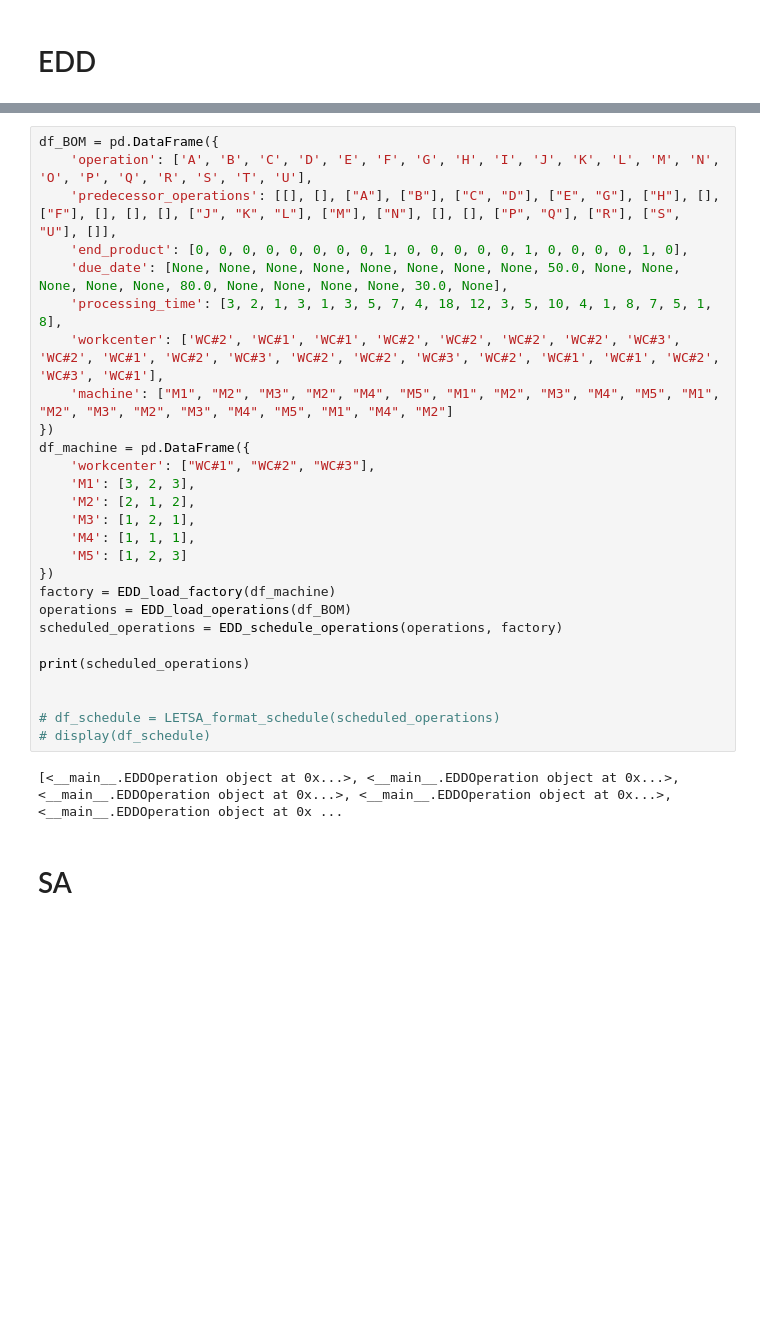
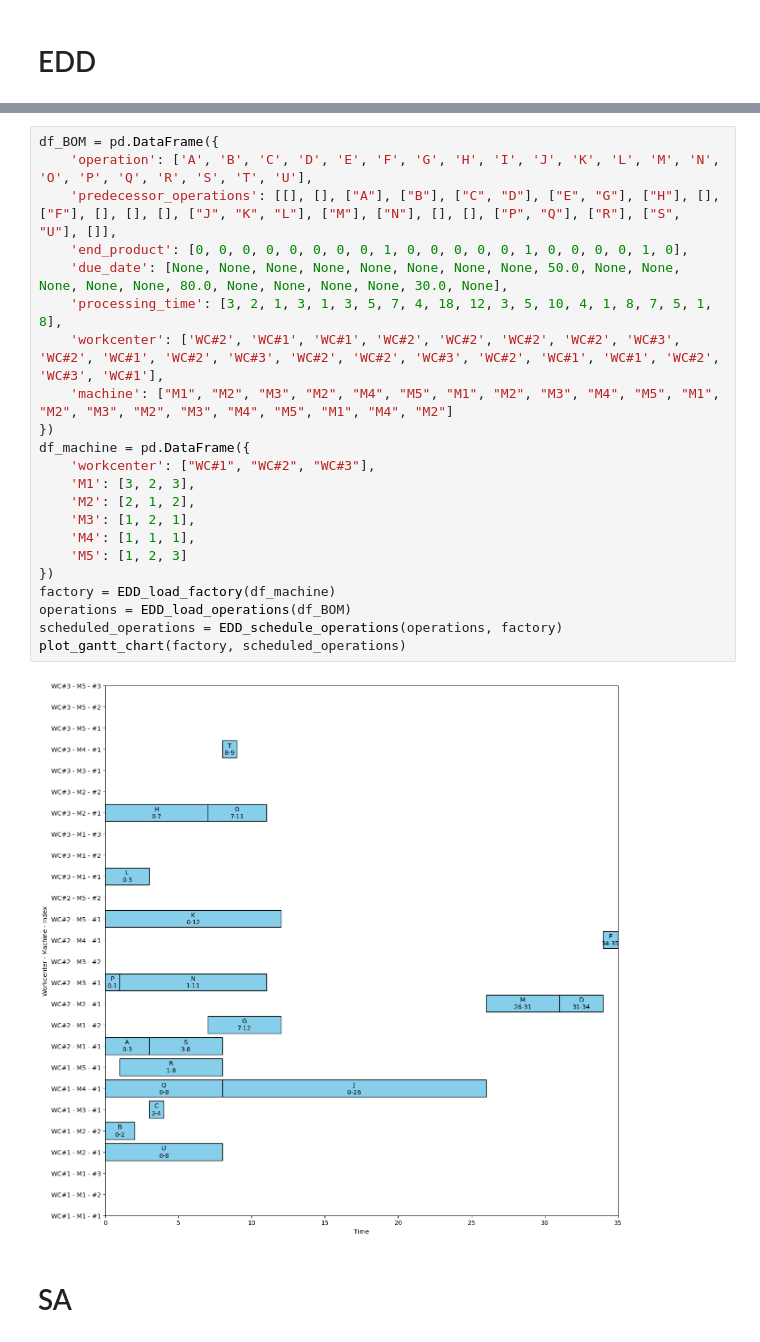
Before and after one commit to nathanansel28/40.014-ESA, a Jupyter notebook: 02_TestingHeuristics/heuristics.ipynb, the cells around one changed output, grey strips where cells are left out. Cells and saved outputs as stored; diff of their text form; blank space fills up the shorter version.

```diff
--- a/02_TestingHeuristics/heuristics.ipynb
+++ b/02_TestingHeuristics/heuristics.ipynb
@@ -606,32 +606,27 @@ def EDD_calculate_makespan(scheduled_operations):
 # %%
 df_BOM = pd.DataFrame({
     'operation': ['A', 'B', 'C', 'D', 'E', 'F', 'G', 'H', 'I', 'J', 'K', 'L', 'M', 'N', 'O', 'P', 'Q', 'R', 'S', 'T', 'U'],
     'predecessor_operations': [[], [], ["A"], ["B"], ["C", "D"], ["E", "G"], ["H"], [], ["F"], [], [], [], ["J", "K", "L"], ["M"], ["N"], [], [], ["P", "Q"], ["R"], ["S", "U"], []],
     'end_product': [0, 0, 0, 0, 0, 0, 0, 0, 1, 0, 0, 0, 0, 0, 1, 0, 0, 0, 0, 1, 0],
     'due_date': [None, None, None, None, None, None, None, None, 50.0, None, None, None, None, None, 80.0, None, None, None, None, 30.0, None],
     'processing_time': [3, 2, 1, 3, 1, 3, 5, 7, 4, 18, 12, 3, 5, 10, 4, 1, 8, 7, 5, 1, 8],
     'workcenter': ['WC#2', 'WC#1', 'WC#1', 'WC#2', 'WC#2', 'WC#2', 'WC#2', 'WC#3', 'WC#2', 'WC#1', 'WC#2', 'WC#3', 'WC#2', 'WC#2', 'WC#3', 'WC#2', 'WC#1', 'WC#1', 'WC#2', 'WC#3', 'WC#1'],
     'machine': ["M1", "M2", "M3", "M2", "M4", "M5", "M1", "M2", "M3", "M4", "M5", "M1", "M2", "M3", "M2", "M3", "M4", "M5", "M1", "M4", "M2"]
 })
 df_machine = pd.DataFrame({
     'workcenter': ["WC#1", "WC#2", "WC#3"],
     'M1': [3, 2, 3],
     'M2': [2, 1, 2],
     'M3': [1, 2, 1],
     'M4': [1, 1, 1],
     'M5': [1, 2, 3]
 })
 factory = EDD_load_factory(df_machine)
 operations = EDD_load_operations(df_BOM)
 scheduled_operations = EDD_schedule_operations(operations, factory)
-
-print(scheduled_operations)
-
-
-# df_schedule = LETSA_format_schedule(scheduled_operations)
-# display(df_schedule)
+plot_gantt_chart(factory, scheduled_operations)
 # %% [output]
-[<__main__.EDDOperation object at 0x...>, <__main__.EDDOperation object at 0x...>, <__main__.EDDOperation object at 0x...>, <__main__.EDDOperation object at 0x...>, <__main__.EDDOperation object at 0x ...
+[figure, added]
 # %% [markdown]
 # SA
 # %%
```
Also changed, not shown: parts of 3 cells of this notebook.
